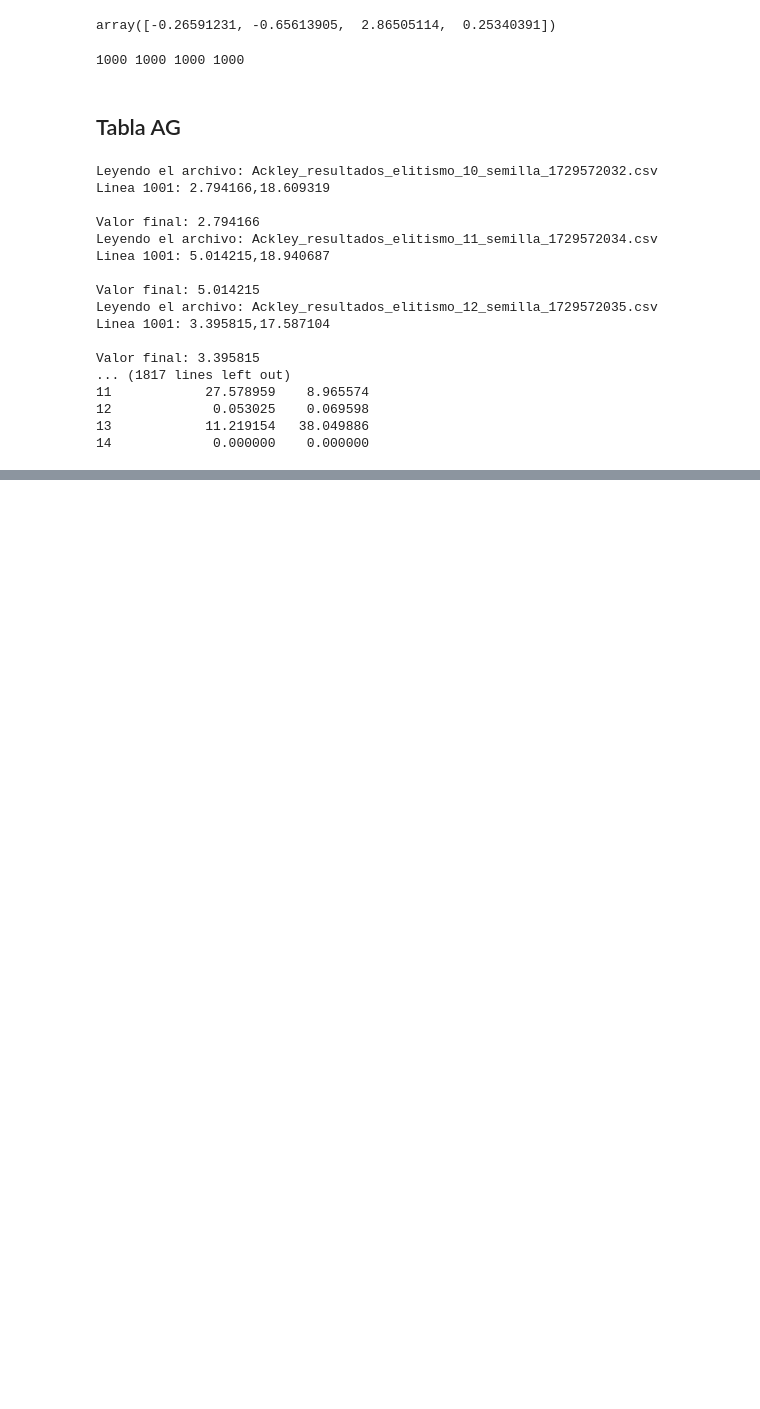
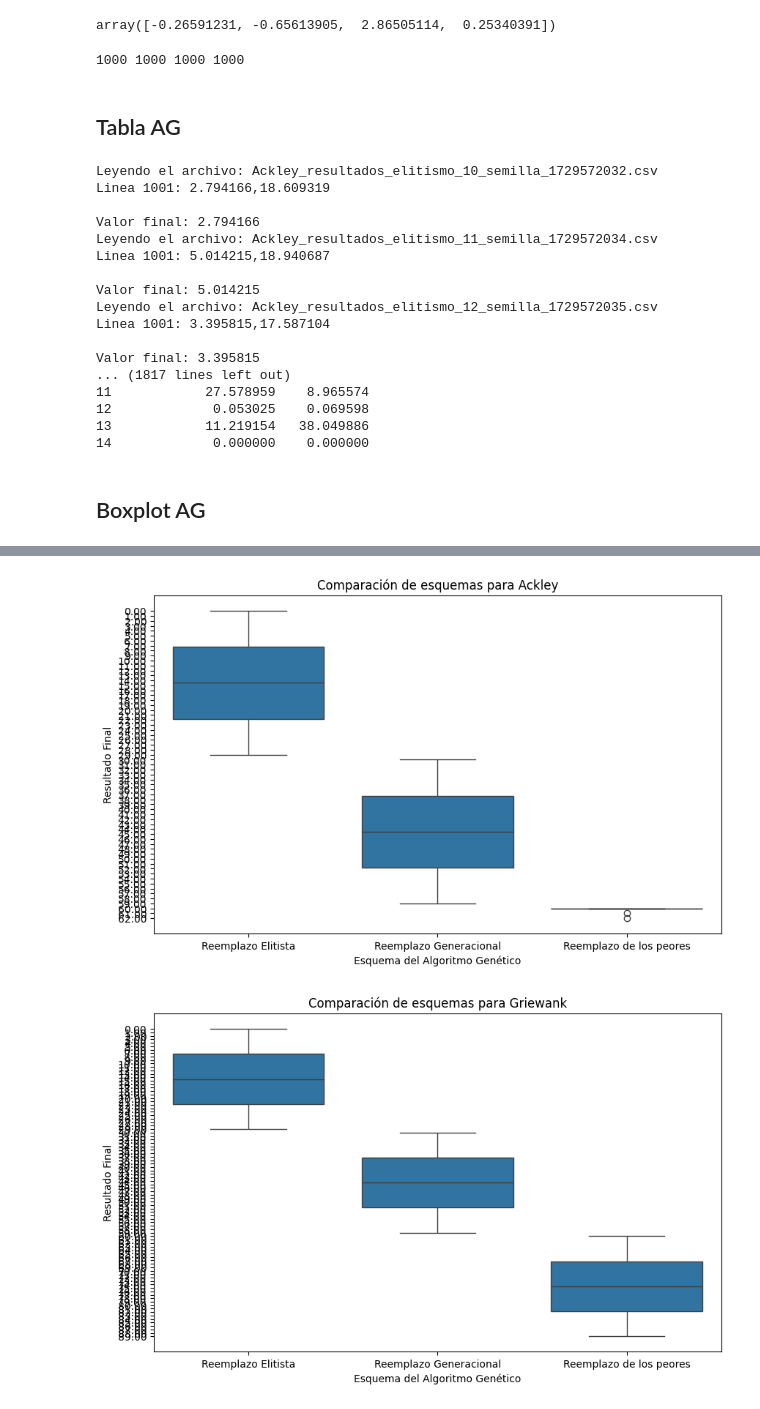
Before and after one commit to TomateTorres/C-mputo-Evolutivo-primeros-intentos, a Jupyter notebook: Tarea 5/AG_Numba_final4.ipynb, the cells around one changed output, grey strips where cells are left out. Cells and saved outputs as stored; diff of their text form; code cells hidden in the pictures; blank space fills up the shorter version.

```diff
--- a/Tarea 5/AG_Numba_final4.ipynb
+++ b/Tarea 5/AG_Numba_final4.ipynb
@@ -2207,3 +2207,67 @@ Valor final: 3.395815
 12             0.053025    0.069598
 13            11.219154   38.049886
 14             0.000000    0.000000
+# %% [markdown]
+## Boxplot AG
+# %%
+import os
+import pandas as pd
+import matplotlib.pyplot as plt
+import seaborn as sns
+import re
+
+# Ruta principal donde están las carpetas de funciones (ajusta la ruta)
+base_path = r"C:\Users\Chinitok666\Documents\GitHub\C-mputo-Evolutivo-primeros-intentos\Tarea 5"
+
+# Nombres de las funciones y esquemas (clave de cada esquema en los nombres de archivo)
+funciones = ["Ackley", "Griewank", "Rastrigin", "Rosenbrock", "Sphere"]  # Ajusta según tus funciones
+esquemas = {"Reemplazo Elitista": "elitismo", "Reemplazo Generacional": "generacional",
+            "Reemplazo de los peores": "peores"}
+
+# Diccionario para almacenar los datos finales
+resultados = {func: {esq: [] for esq in esquemas} for func in funciones}
+
+# Procesar cada función y cada esquema
+for funcion in funciones:
+    funcion_path = os.path.join(base_path, f"Ejecuciones_{funcion}")
+
+    # Leer cada archivo en la carpeta de la función actual
+    for filename in os.listdir(funcion_path):
+        # Buscar el esquema en el nombre del archivo usando expresiones regulares
+        for esq_key, esq_name in esquemas.items():
+            if re.search(f"{funcion}_resultados_{esq_name}", filename):
+                file_path = os.path.join(funcion_path, filename)
+
+                # Leer el archivo CSV sin encabezado
+                df = pd.read_csv(file_path, header=None)
+
+                # Verificar si el archivo tiene al menos 1001 filas
+                if len(df) >= 1001:
+                    valor_fila_1001 = df.iloc[1000, 0]  # Valor en la fila 1001 (índice 1000)
+                    resultados[funcion][esq_key].append(valor_fila_1001)
+
+    # Imprimir los resultados recopilados para verificar los valores
+    print(f"Resultados para la función {funcion}:")
+    for esq_key, valores in resultados[funcion].items():
+        print(f"  {esq_key}: {valores}")
+
+# Crear los boxplots para cada función
+for funcion, esquemas_data in resultados.items():
+    # Crear un DataFrame para seaborn
+    df_plot = pd.DataFrame({
+        "Esquema": [esq for esq in esquemas_data for _ in range(len(esquemas_data[esq]))],
+        "Resultado Final": [resultado for esq in esquemas_data for resultado in esquemas_data[esq]]
+    })
+
+    # Configurar el boxplot
+    plt.figure(figsize=(10, 6))
+    sns.boxplot(data=df_plot, x="Esquema", y="Resultado Final")
+    plt.title(f"Comparación de esquemas para {funcion}")
+    plt.xlabel("Esquema del Algoritmo Genético")
+    plt.ylabel("Resultado Final")
+
+    # Ajustar el formato del eje Y para evitar sobrecarga visual
+    plt.gca().yaxis.set_major_formatter(plt.FuncFormatter(lambda x, _: f'{x:.2f}'))
+
+    plt.show()
+# %% [output]
@@ -2209,0 +2294,2 @@ Valor final: 3.395815
+[figure, added]
+[figure, added]
```
Also changed, not shown: parts of 2 cells of this notebook.
